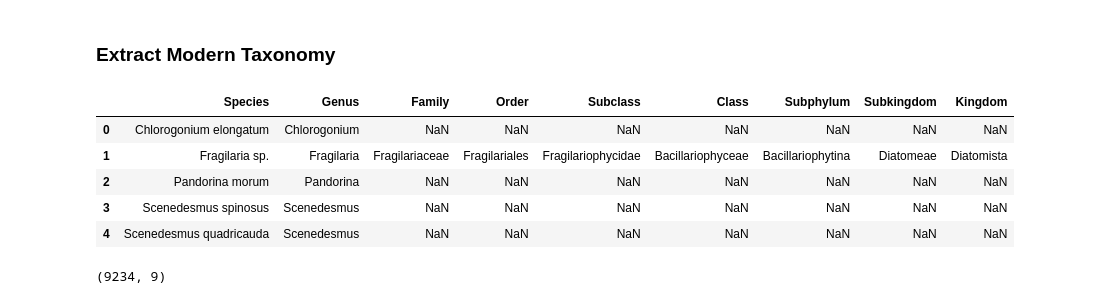
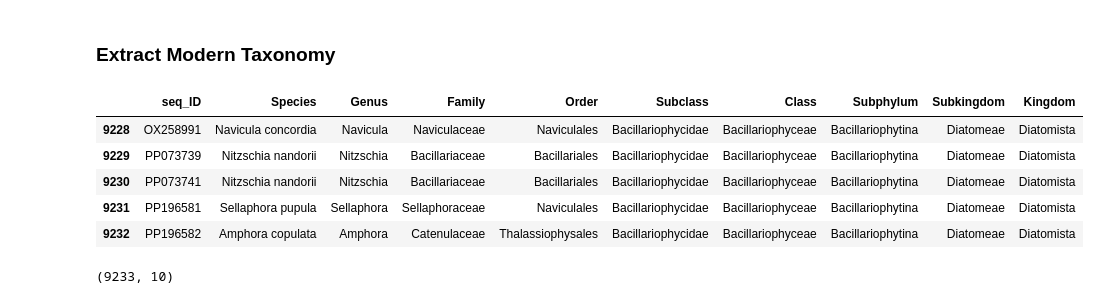
Before and after one commit to CIBIO-BU/mozaiko, a Jupyter notebook: external-scripts/diat-barcode_pre-process/pre-process-diat_barcode.ipynb, the cells around one changed output. Drawn from its saved outputs; the diff is of its cells as text; code cells hidden in the pictures.

```diff
--- a/external-scripts/diat-barcode_pre-process/pre-process-diat_barcode.ipynb
+++ b/external-scripts/diat-barcode_pre-process/pre-process-diat_barcode.ipynb
@@ -11,7 +11,7 @@ import pandas as pd
 # %% [markdown]
 ## Read and Exploratory Analysis
 # %%
-diat = pd.read_csv('diat-barcode_v12.tsv', sep='\t')
+diat = pd.read_csv('diat-barcode_v12.tsv', sep='\t', header=0)
 # %%
 diat.head()
 # %% [output]
@@ -39,3 +60,6 @@ diat.shape
+# %%
+# Delete last row
+diat.drop(diat.index[-1], inplace=True)
 # %% [markdown]
 ## Extract the sequence dataset
 # %%
@@ -125,7 +122,8 @@ diat_barcode_tax_1990.to_csv('../../data/input_data/diat_barcode_taxonomy_1990.t
 ### Extract Modern Taxonomy
 # %%
 # Select columns refering to modern taxonomy
-diat_barcode_tax_2019 = diat[['Species',
+diat_barcode_tax_2019 = diat[['Sequence ID',
+                                'Species',
                                 'Genus',
                                 'Family (following Adl et al. 2019)',
                                 'Order (following Adl et al. 2019)',
@@ -135,7 +133,8 @@ diat_barcode_tax_2019 = diat[['Species',
                                 'Subkingdom (following Adl et al. 2019)',
                                 'Kingdom (following Adl et al. 2019)']]
 # %%
-diat_barcode_tax_2019.columns = [['Species',
+diat_barcode_tax_2019.columns = [['seq_ID',
+                                'Species',
                                 'Genus',
                                 'Family',
                                 'Order',
@@ -145,17 +144,17 @@ diat_barcode_tax_2019.columns = [['Species',
                                 'Subkingdom',
                                 'Kingdom']]
 # %%
-diat_barcode_tax_2019.head()
+diat_barcode_tax_2019.tail()
 # %% [output]
-|  | Species | Genus | Family | Order | Subclass | Class | Subphylum | Subkingdom | Kingdom |
-| 0 | Chlorogonium elongatum | Chlorogonium | NaN | NaN | NaN | NaN | NaN | NaN | NaN |
-| 1 | Fragilaria sp. | Fragilaria | Fragilariaceae | Fragilariales | Fragilariophycidae | Bacillariophyceae | Bacillariophytina | Diatomeae | Diatomista |
-| 2 | Pandorina morum | Pandorina | NaN | NaN | NaN | NaN | NaN | NaN | NaN |
-| 3 | Scenedesmus spinosus | Scenedesmus | NaN | NaN | NaN | NaN | NaN | NaN | NaN |
-| 4 | Scenedesmus quadricauda | Scenedesmus | NaN | NaN | NaN | NaN | NaN | NaN | NaN |
+|  | seq_ID | Species | Genus | Family | Order | Subclass | Class | Subphylum | Subkingdom | Kingdom |
+| 9228 | OX258991 | Navicula concordia | Navicula | Naviculaceae | Naviculales | Bacillariophycidae | Bacillariophyceae | Bacillariophytina | Diatomeae | Diatomista |
+| 9229 | PP073739 | Nitzschia nandorii | Nitzschia | Bacillariaceae | Bacillariales | Bacillariophycidae | Bacillariophyceae | Bacillariophytina | Diatomeae | Diatomista |
+| 9230 | PP073741 | Nitzschia nandorii | Nitzschia | Bacillariaceae | Bacillariales | Bacillariophycidae | Bacillariophyceae | Bacillariophytina | Diatomeae | Diatomista |
+| 9231 | PP196581 | Sellaphora pupula | Sellaphora | Sellaphoraceae | Naviculales | Bacillariophycidae | Bacillariophyceae | Bacillariophytina | Diatomeae | Diatomista |
+| 9232 | PP196582 | Amphora copulata | Amphora | Catenulaceae | Thalassiophysales | Bacillariophycidae | Bacillariophyceae | Bacillariophytina | Diatomeae | Diatomista |
 # %%
 diat_barcode_tax_2019.shape
 # %% [output]
-(9234, 9)
+(9233, 10)
 # %%
 diat_barcode_tax_2019.to_csv('../../data/input_data/diat_barcode_taxonomy_2019.tsv', sep='\t', index=False)
```
Also changed, not shown: parts of 14 cells of this notebook, 1 other file.
